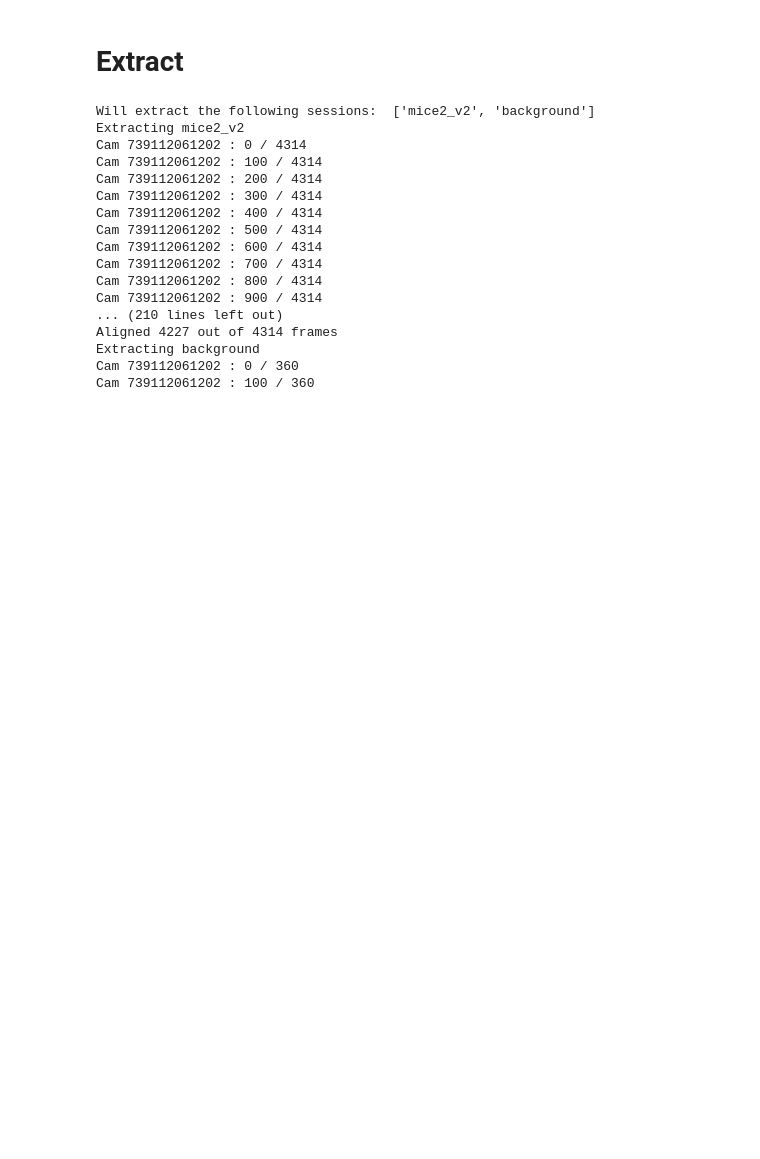
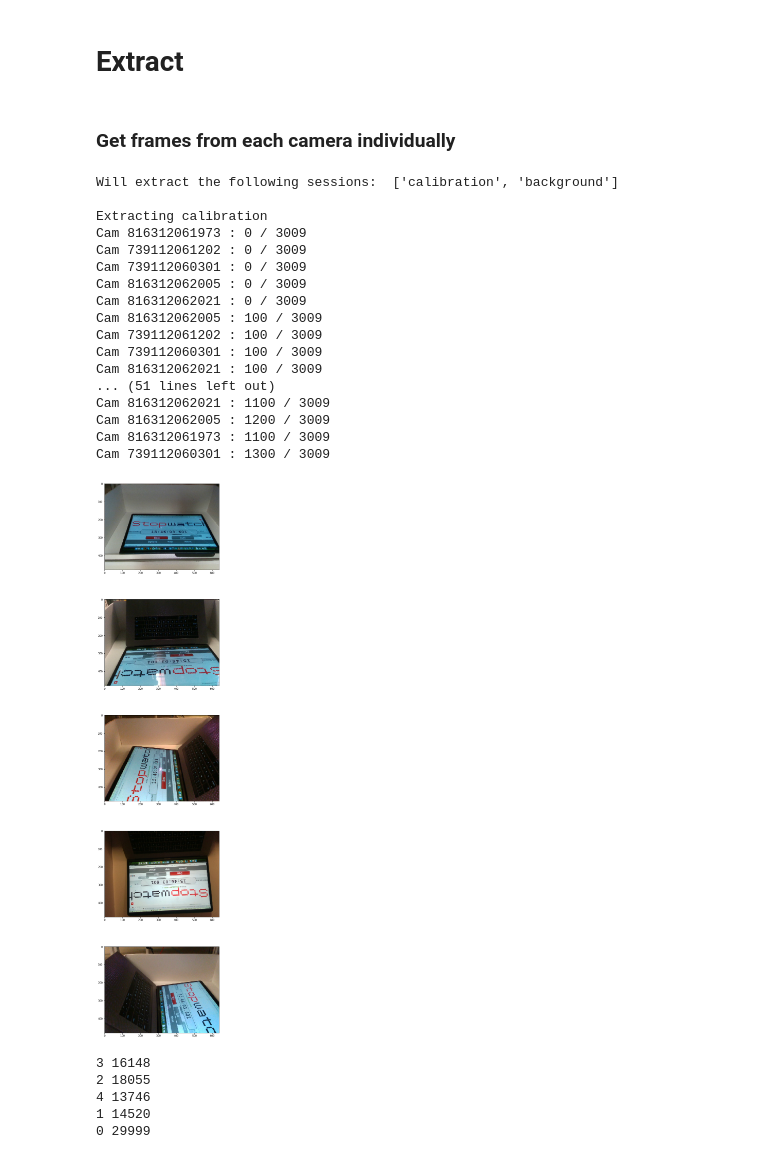
Before and after one commit to calebweinreb/MoseqMulti, a Jupyter notebook: MoseqMulti-extract.ipynb, the cells around one changed output. Saved outputs shown, nothing was run; the diff lists cells and outputs as text; code cells hidden in the pictures; blank space fills up the shorter version.

Commit message:
Now extracts to avi not hdf5

```diff
--- a/MoseqMulti-extract.ipynb
+++ b/MoseqMulti-extract.ipynb
@@ -2,10 +2,10 @@
 # Extract
 # %%
 PARAMS = {
-    'session_names':['mice2_v2', 'background'],
-    'working_directory':'open_air_v1',
-    'delete_rosbag':True,
-    'aligned_frame_windowsize':20
+    'session_names':['calibration','background'],
+    'working_directory':'../19_1_27_MoseqMulti_with_compression/long_pairs',
+    'delete_rosbag':False,
+    'aligned_frame_windowsize':20,
 }
 # %%
 import shutil, json, os, sys, time, pickle, h5py, cv2, numpy as np, h5py
@@ -13,27 +52,59 @@ from MoseqMulti_extract import *
+# %% [markdown]
+### Get frames from each camera individually
 # %%
 if len(PARAMS['session_names'])==0: session_names = get_extractable_sessions(PARAMS['working_directory'])
 else: session_names = PARAMS['session_names']
 print('Will extract the following sessions: ',session_names)
 
 for n in session_names:
-    print('Extracting',n)
-    extract(PARAMS,n)
+    print('\nExtracting',n)
+    extract_to_avi(PARAMS,n)
+    align_frames(PARAMS, n)
     if PARAMS['delete_rosbag']: delete_bagfiles(PARAMS['working_directory'],n)
 # %% [output]
-Will extract the following sessions:  ['mice2_v2', 'background']
-Extracting mice2_v2
-Cam 739112061202 : 0 / 4314
-Cam 739112061202 : 100 / 4314
-Cam 739112061202 : 200 / 4314
-Cam 739112061202 : 300 / 4314
-Cam 739112061202 : 400 / 4314
-Cam 739112061202 : 500 / 4314
-Cam 739112061202 : 600 / 4314
-Cam 739112061202 : 700 / 4314
-Cam 739112061202 : 800 / 4314
-Cam 739112061202 : 900 / 4314
-... (210 lines left out)
-Aligned 4227 out of 4314 frames
-Extracting background
-Cam 739112061202 : 0 / 360
-Cam 739112061202 : 100 / 360
+Will extract the following sessions:  ['calibration', 'background']
+
+Extracting calibration
+Cam 816312061973 : 0 / 3009
+Cam 739112061202 : 0 / 3009
+Cam 739112060301 : 0 / 3009
+Cam 816312062005 : 0 / 3009
+Cam 816312062021 : 0 / 3009
+Cam 816312062005 : 100 / 3009
+Cam 739112061202 : 100 / 3009
+Cam 739112060301 : 100 / 3009
+Cam 816312062021 : 100 / 3009
+... (51 lines left out)
+Cam 816312062021 : 1100 / 3009
+Cam 816312062005 : 1200 / 3009
+Cam 816312061973 : 1100 / 3009
+Cam 739112060301 : 1300 / 3009
+# %%
+n = 'test2'
+path_prefix = PARAMS['working_directory']+'/data/'+n
+metadata = json.load(open(path_prefix+'_metadata.json'))
+# %%
+al = h5py.File(path_prefix+'_alignment.h5','r')['aligned_frames'][:,:]
+# %%
+frame_index = 19900
+fig,axs = plt.subplots(5,1)
+for ii in range(5):
+    sn = metadata['serial_numbers'][ii]
+    pp = path_prefix+'_'+sn+'_color.mp4'
+    current_frame = al[frame_index,ii]
+    im = read_color_frames(pp,[current_frame])[0,:,:,:]
+    axs[ii].imshow(im)
+fig.set_size_inches((8,40))
+# %% [output]
+[figure, added]
+# %%
+amax = {}
+for sn,ts in timestamps.items():
+    amax[sn] = np.argmax(ts)
+    print(metadata['serial_numbers'].index(sn), amax[sn])
+# %% [output]
+3 16148
+2 18055
+4 13746
+1 14520
+0 29999
```
Also changed, not shown: parts of 7 cells of this notebook, 5 other files.
